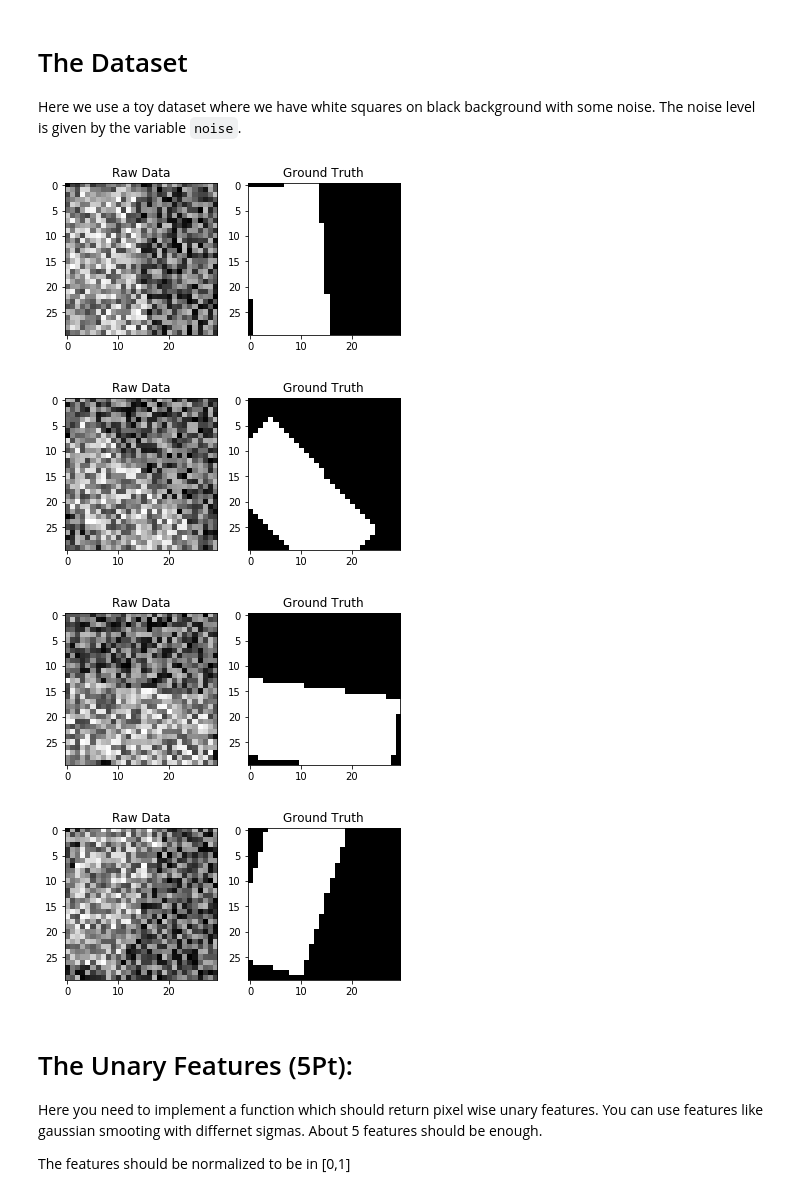
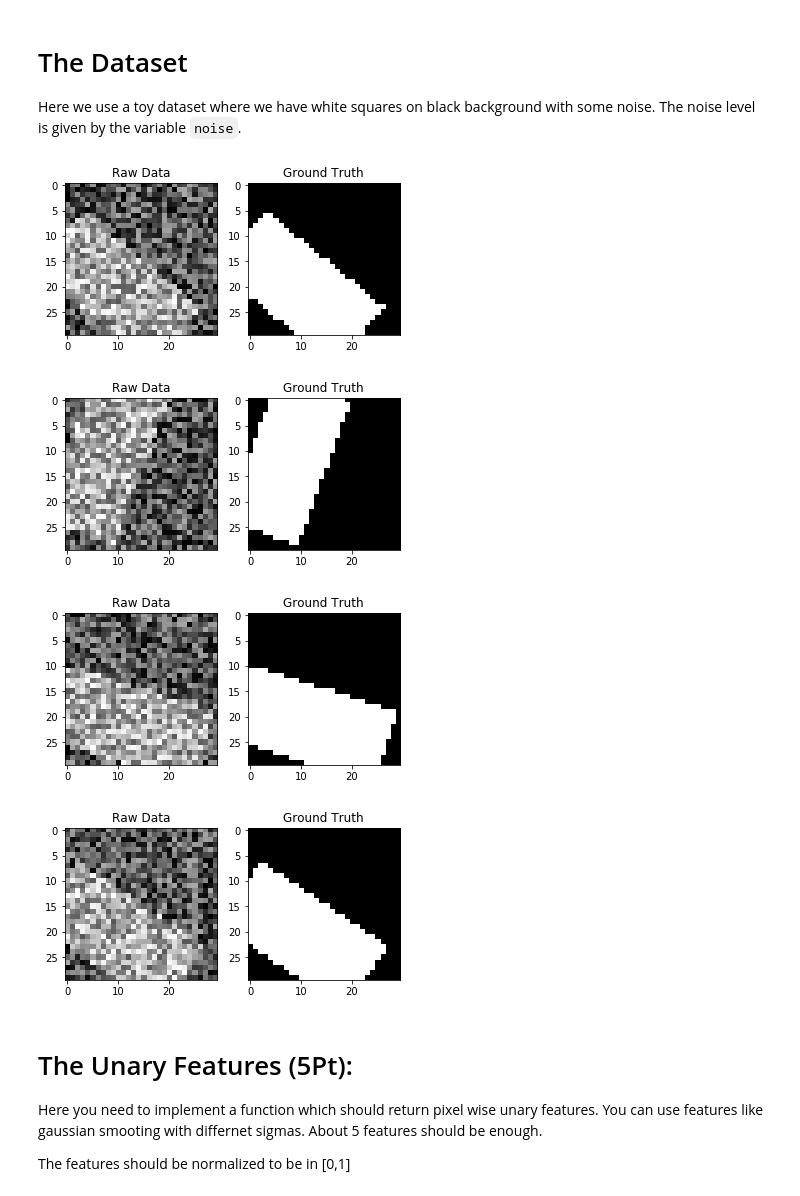
Before and after one commit to Haydnspass/ml, a Jupyter notebook: fifth_svm/StructLearn.ipynb, the cells around one changed output. Cells and saved outputs as stored; diff of their text form; code cells hidden in the pictures.

```diff
--- a/fifth_svm/StructLearn.ipynb
+++ b/fifth_svm/StructLearn.ipynb
@@ -37,30 +37,30 @@ Here we use a toy dataset where we have white squares on black background
 with some noise.
 The noise level is given by the variable ``noise``.
 # %%
-noise = 3.0
+noise = 2.0
 shape = (30,30)
 
 
 
 x_train, y_train =  make_toy_dataset(shape=shape, n_images=5, noise=noise)
 x_test , y_test  =  make_toy_dataset(shape=shape, n_images=5, noise=noise)
 
 # show a bit from the dataset
 for x in range(4):
     f= pylab.figure()
     ax1 = f.add_subplot(1,2,1)
     pylab.imshow(x_train[x],cmap='gray')
     ax1.set_title('Raw Data')
 
     ax2 = f.add_subplot(1,2,2)
     pylab.imshow(y_train[x],cmap='gray')
     ax2.set_title('Ground Truth')
     plt.show()
 # %% [output]
-[figure, old version]
+[figure, new version]
-[figure, old version]
+[figure, new version]
-[figure, old version]
+[figure, new version]
-[figure, old version]
+[figure, new version]
 # %% [markdown]
 The Unary  Features (5Pt):
 ==============
```
Also changed, not shown: parts of 7 cells of this notebook.
